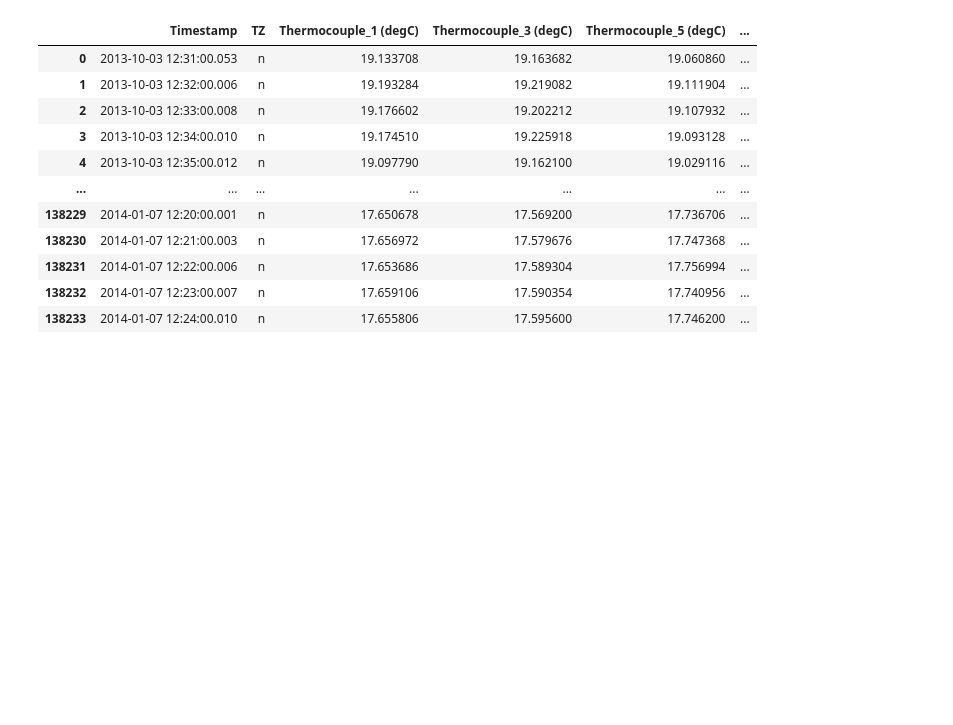
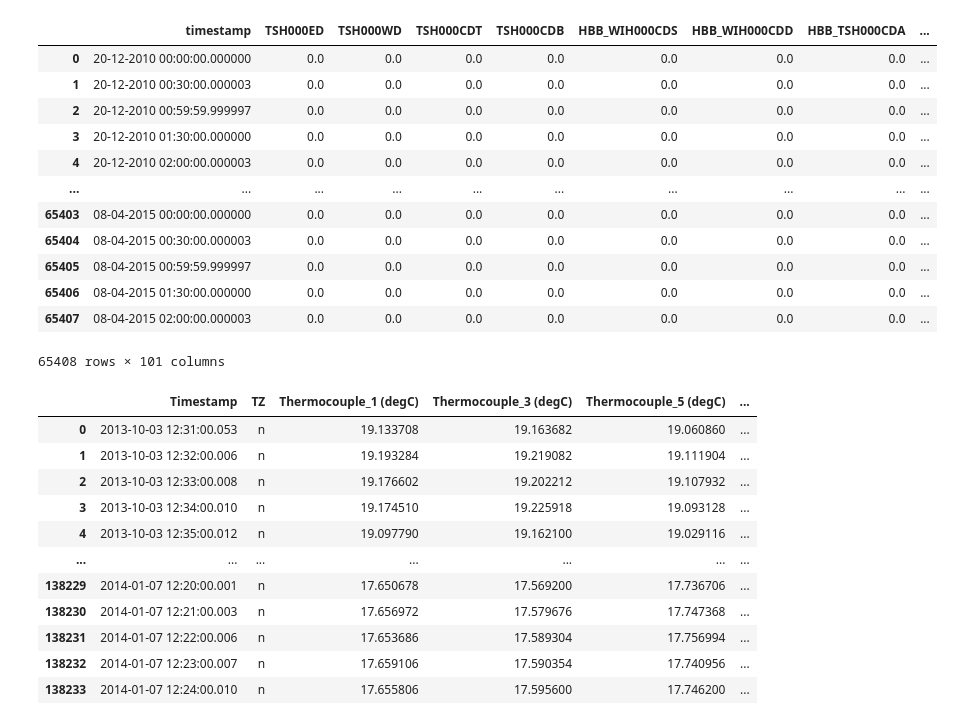
Before and after one commit to ChrisMott97/Structural-Health-Monitoring-Group-Project, a Jupyter notebook: auto-encoder/auto_encoder.ipynb, the cells around one changed output. Drawn from its saved outputs; the diff is of its cells as text; code cells hidden in the pictures; blank space fills up the shorter version.

```diff
--- a/auto-encoder/auto_encoder.ipynb
+++ b/auto-encoder/auto_encoder.ipynb
@@ -24,6 +25,24 @@ def load_data(filetype='sql'):
     #data = (data - data.mean())/data.std()
     data = data.replace([np.nan], 0)
     return data
+
+def OrdinalToDatetime(ordinal):
+    try:
+        plaindate = datetime.date.fromordinal(int(ordinal))
+    except:
+        plaindate = datetime.date.fromordinal(1)
+    date_time = datetime.datetime.combine(plaindate, datetime.datetime.min.time())
+    return date_time + datetime.timedelta(days=ordinal-int(ordinal))
+
+def transform_timestamp(stamp):
+        try:
+            return OrdinalToDatetime(stamp/(24*3600*1000)).strftime('%d-%m-%Y %H:%M:%S.%f')
+        except:
+            return stamp
 # %%
 data = load_data('csv')
 #data = data[25000:35000]
+# %%
+timestamps = data['timestamp'].values
+data['timestamp'] = [transform_timestamp(time) for time in timestamps]
+pd.to_datetime(data['timestamp'])
@@ -30,3 +62,19 @@ data = load_data('csv')
+# %%
+data
+# %% [output]
+|  | timestamp | TSH000ED | TSH000WD | TSH000CDT | TSH000CDB | HBB_WIH000CDS | HBB_WIH000CDD | HBB_TSH000CDA | ... |
+| 0 | 20-12-2010 00:00:00.000000 | 0.0 | 0.0 | 0.0 | 0.0 | 0.0 | 0.0 | 0.0 | ... |
+| 1 | 20-12-2010 00:30:00.000003 | 0.0 | 0.0 | 0.0 | 0.0 | 0.0 | 0.0 | 0.0 | ... |
+| 2 | 20-12-2010 00:59:59.999997 | 0.0 | 0.0 | 0.0 | 0.0 | 0.0 | 0.0 | 0.0 | ... |
+| 3 | 20-12-2010 01:30:00.000000 | 0.0 | 0.0 | 0.0 | 0.0 | 0.0 | 0.0 | 0.0 | ... |
+| 4 | 20-12-2010 02:00:00.000003 | 0.0 | 0.0 | 0.0 | 0.0 | 0.0 | 0.0 | 0.0 | ... |
+| ... | ... | ... | ... | ... | ... | ... | ... | ... | ... |
+| 65403 | 08-04-2015 00:00:00.000000 | 0.0 | 0.0 | 0.0 | 0.0 | 0.0 | 0.0 | 0.0 | ... |
+| 65404 | 08-04-2015 00:30:00.000003 | 0.0 | 0.0 | 0.0 | 0.0 | 0.0 | 0.0 | 0.0 | ... |
+| 65405 | 08-04-2015 00:59:59.999997 | 0.0 | 0.0 | 0.0 | 0.0 | 0.0 | 0.0 | 0.0 | ... |
+| 65406 | 08-04-2015 01:30:00.000000 | 0.0 | 0.0 | 0.0 | 0.0 | 0.0 | 0.0 | 0.0 | ... |
+| 65407 | 08-04-2015 02:00:00.000003 | 0.0 | 0.0 | 0.0 | 0.0 | 0.0 | 0.0 | 0.0 | ... |
+65408 rows × 101 columns
 # %%
 xl = pd.read_excel('quasi_static.xlsx')
 # %%
```
Also changed, not shown: parts of 5 cells of this notebook.
